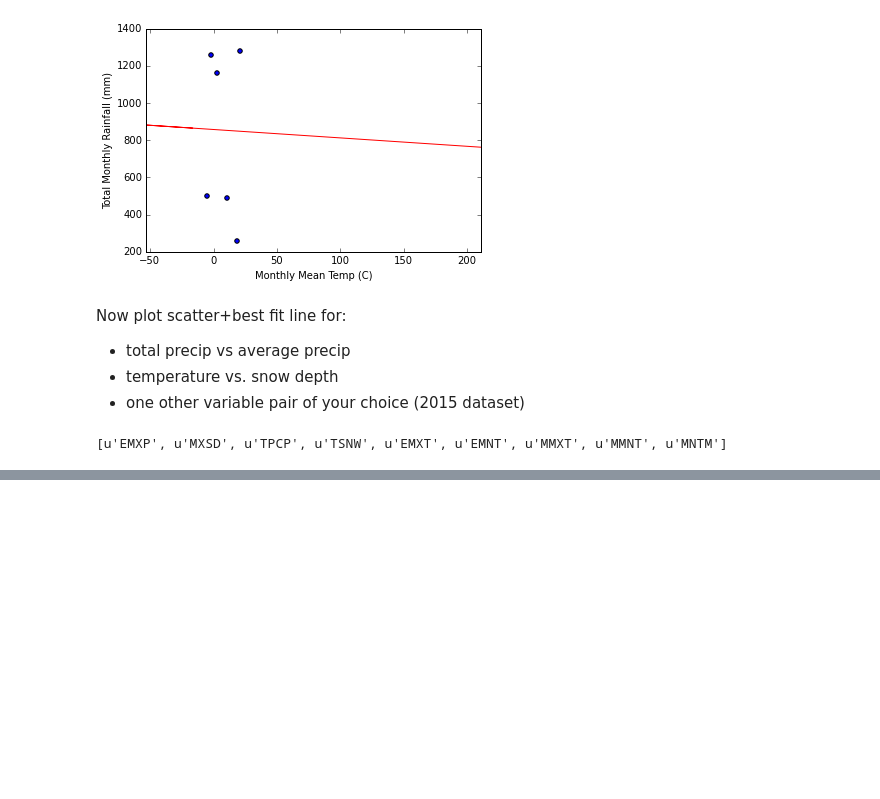
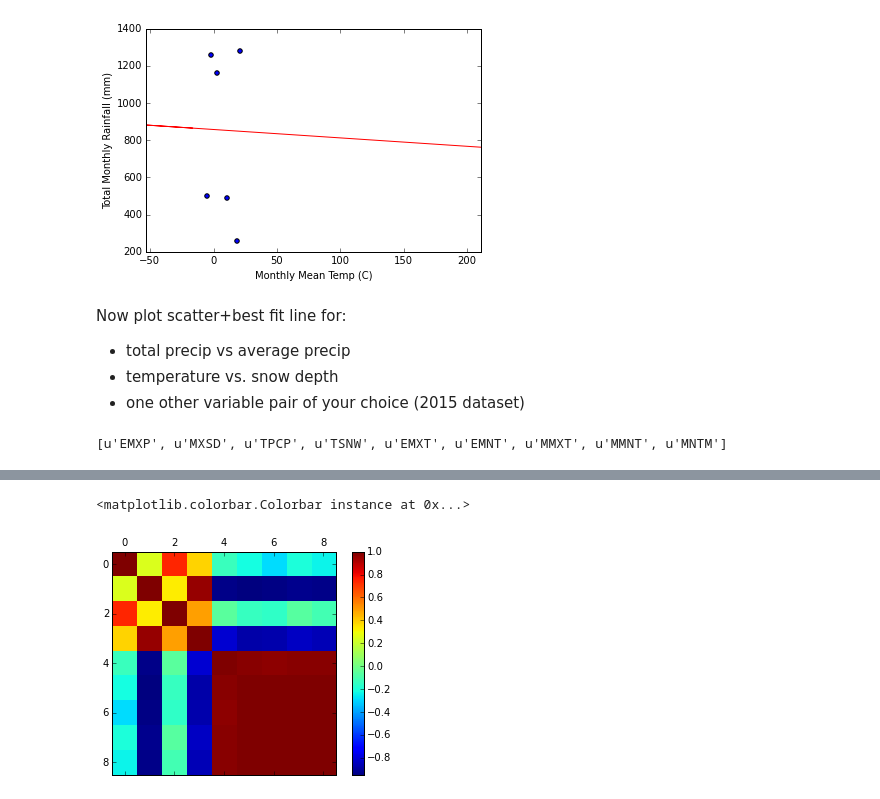
Before and after one commit to story645/EAS213, a Jupyter notebook: july23.ipynb, the cells around one changed output, grey strips where cells are left out. Drawn from its saved outputs; the diff is of its cells as text; code cells hidden in the pictures; blank space fills up the shorter version.

```diff
--- a/july23.ipynb
+++ b/july23.ipynb
@@ -78,0 +164,4 @@ pd.scatter_matrix?
+# %%
+#what about the correlations of these things?
+nyc_corr = nyc[city.datakeys].corr()
+print nyc_corr
@@ -78,0 +186,9 @@ pd.scatter_matrix?
+# %%
+#visualize?
+fig = plt.figure()
+ax = fig.add_subplot(1,1,1)
+im = ax.matshow(nyc_corr)
+fig.colorbar(im)
+# %% [output]
+<matplotlib.colorbar.Colorbar instance at 0x...>
+[figure, added]
```
Also changed, not shown: parts of 9 cells of this notebook.
